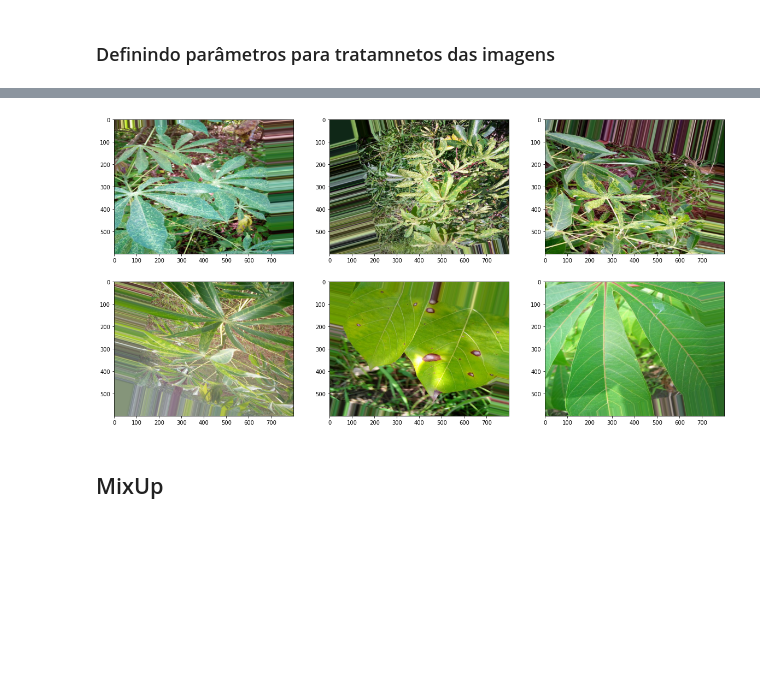
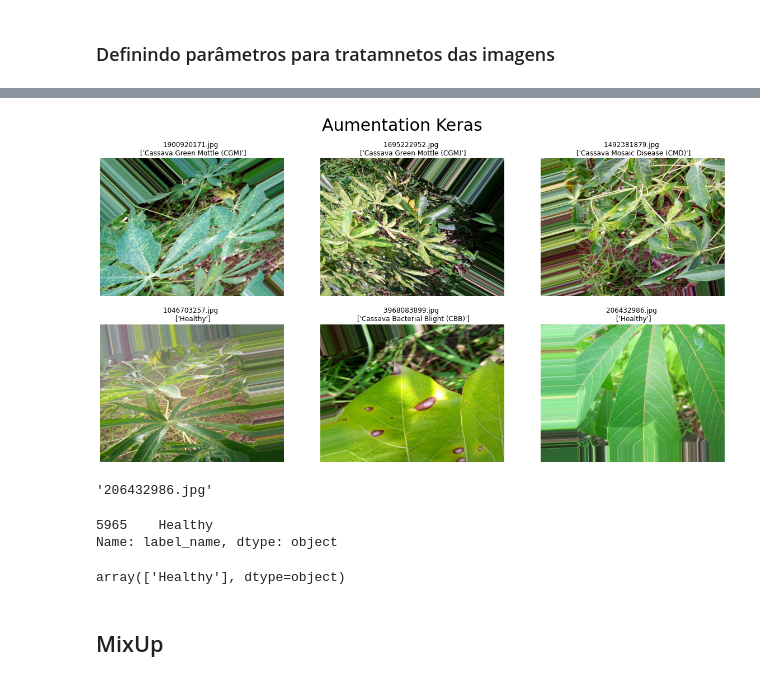
Before and after one commit to houstonsantos/CassavaLeafDisease, a Jupyter notebook: CassavaLeafDisease.ipynb, the cells around one changed output, grey strips where cells are left out. Saved outputs shown, nothing was run; the diff lists cells and outputs as text; code cells hidden in the pictures; blank space fills up the shorter version.

Commit message:
plot de imagens

```diff
--- a/CassavaLeafDisease.ipynb
+++ b/CassavaLeafDisease.ipynb
@@ -139,18 +148,35 @@ test_generator = ImageDataGenerator(
 # %%
 # Plotando imagens com aumento usando ImageDataGenerator do keras
 train_path = os.listdir(TRAIN_PATH)
 count = 0
 
 plt.figure(figsize = (20, 10))
-for image in train_path:
-    img = imread(TRAIN_PATH + image)
+for i in train_path:
+    img = imread(TRAIN_PATH + i)
     plt.subplot(2, 3, count + 1)
+    plt.suptitle("Aumentation Keras", fontsize = 30)
     plt.imshow(train_generator.random_transform(img))
+    plt.title(f"{i} \n {data.loc[data.image_id == i, 'label_name'].values}")
+    plt.axis('off')
     count += 1
     if(count == 6):
         break
 # %% [output]
-[figure, old version]
+[figure, new version]
+# %%
+i
+# %% [output]
+'206432986.jpg'
+# %%
+t = data.loc[data.image_id == i, 'label_name']
+t
+# %% [output]
+5965    Healthy
+Name: label_name, dtype: object
+# %%
+t.values
+# %% [output]
+array(['Healthy'], dtype=object)
 # %% [markdown]
 ## MixUp
 # %%
```
Also changed, not shown: parts of 4 cells of this notebook.
